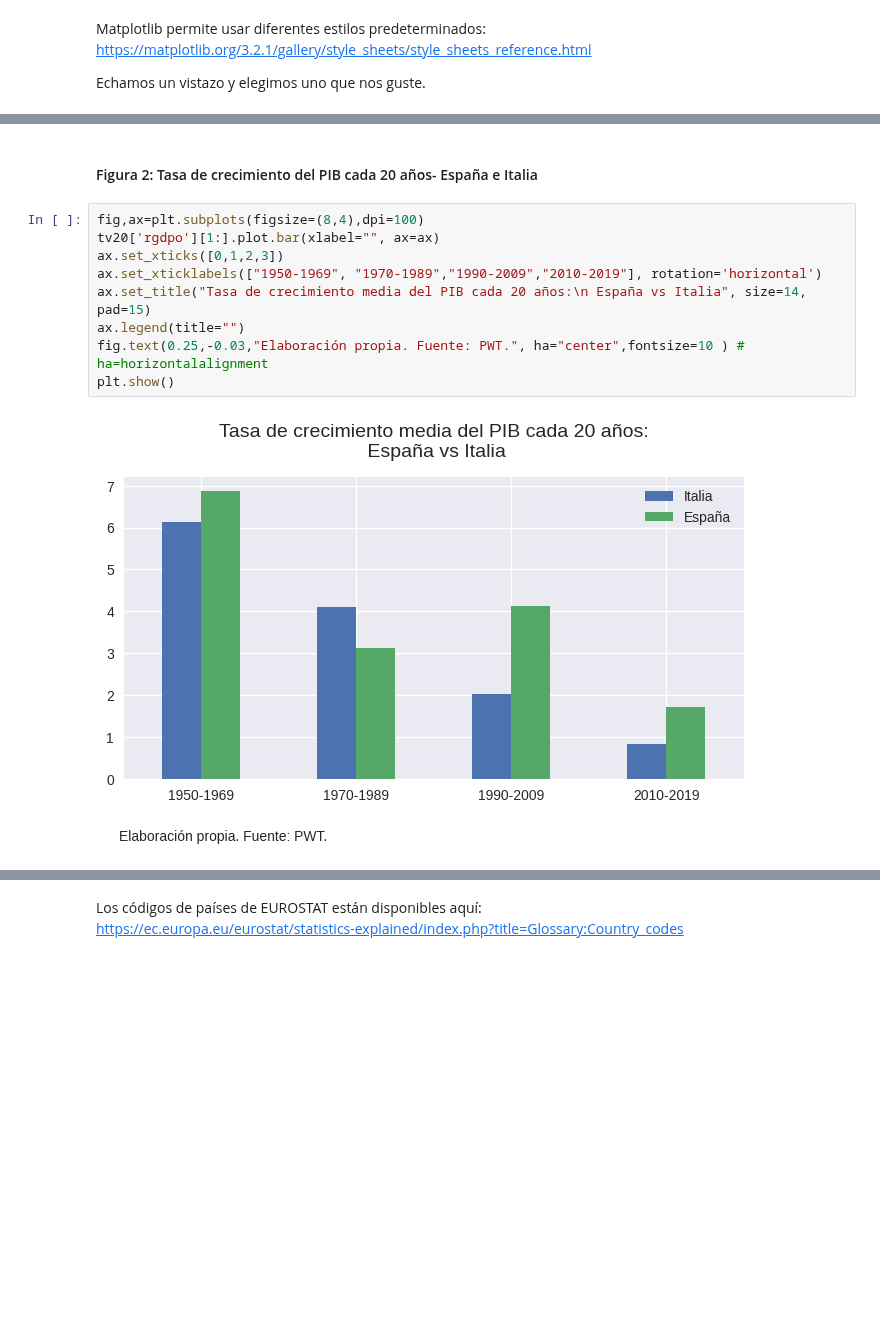
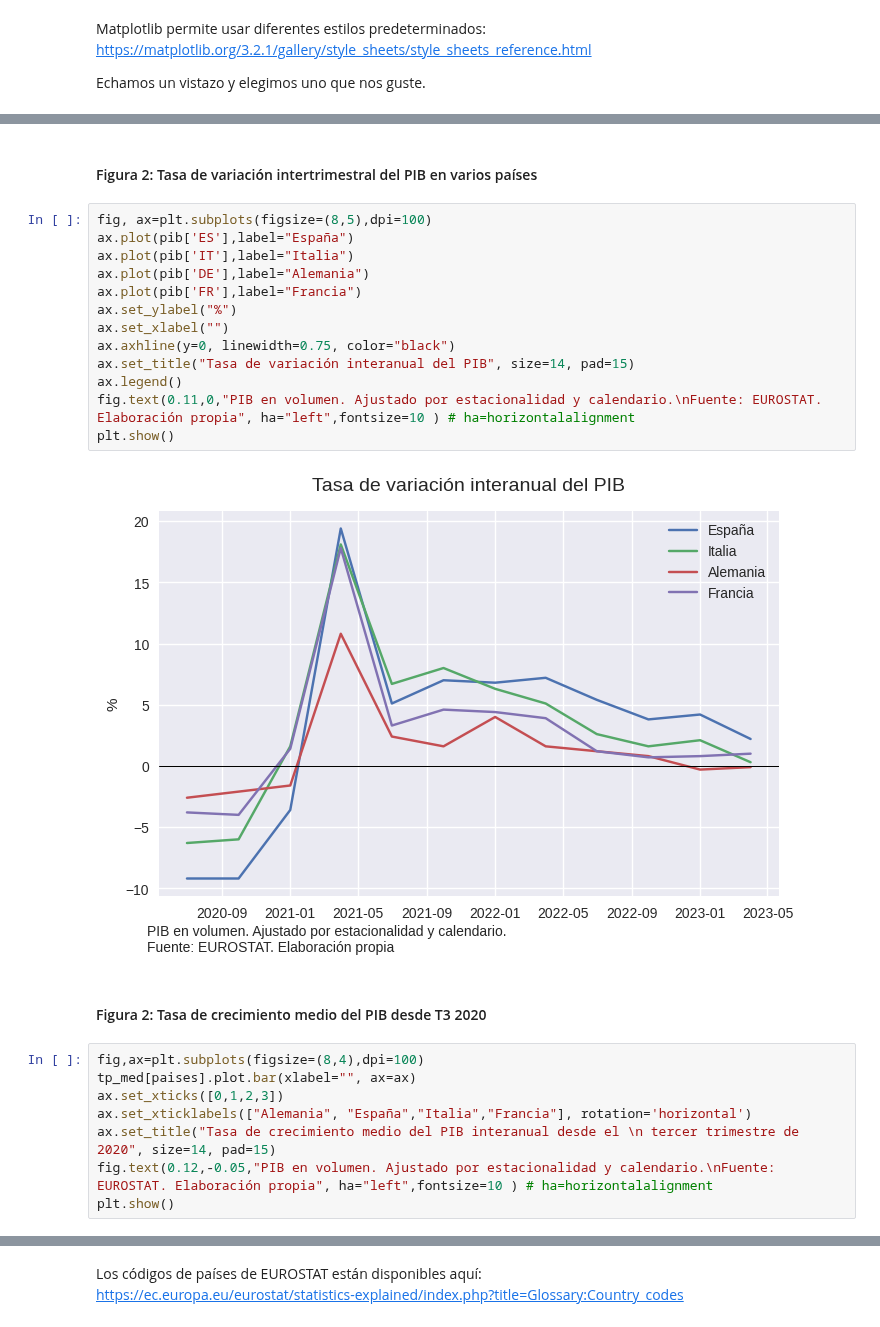
Before and after one commit to otoperalias/Coyuntura, a Jupyter notebook: clases/Tema2_Visualizacion.ipynb, the cells around one changed output, grey strips where cells are left out. Saved outputs shown, nothing was run; the diff lists cells and outputs as text; blank space fills up the shorter version.

```diff
--- a/clases/Tema2_Visualizacion.ipynb
+++ b/clases/Tema2_Visualizacion.ipynb
@@ -176,14 +183,28 @@ plt.show()
+# %% [markdown]
+#### Figura 2: Tasa de variación intertrimestral del PIB en varios países
+# %%
+fig, ax=plt.subplots(figsize=(8,5),dpi=100)
+ax.plot(pib['ES'],label="España")
+ax.plot(pib['IT'],label="Italia")
+ax.plot(pib['DE'],label="Alemania")
+ax.plot(pib['FR'],label="Francia")
+ax.set_ylabel("%")
+ax.set_xlabel("")
+ax.axhline(y=0, linewidth=0.75, color="black")
+ax.set_title("Tasa de variación interanual del PIB", size=14, pad=15)
+ax.legend()
+fig.text(0.11,0,"PIB en volumen. Ajustado por estacionalidad y calendario.\nFuente: EUROSTAT. Elaboración propia", ha="left",fontsize=10 ) # ha=horizontalalignment
+plt.show()
+# %% [output]
+[figure, added]
 # %% [markdown]
-#### Figura 2: Tasa de crecimiento del PIB cada 20 años- España e Italia
+#### Figura 2: Tasa de crecimiento medio del PIB desde T3 2020
 # %%
 fig,ax=plt.subplots(figsize=(8,4),dpi=100)
-tv20['rgdpo'][1:].plot.bar(xlabel="", ax=ax)
+tp_med[paises].plot.bar(xlabel="", ax=ax)
 ax.set_xticks([0,1,2,3])
-ax.set_xticklabels(["1950-1969", "1970-1989","1990-2009","2010-2019"], rotation='horizontal')
-ax.set_title("Tasa de crecimiento media del PIB cada 20 años:\n España vs Italia", size=14, pad=15)
-ax.legend(title="")
-fig.text(0.25,-0.03,"Elaboración propia. Fuente: PWT.", ha="center",fontsize=10 ) # ha=horizontalalignment
+ax.set_xticklabels(["Alemania", "España","Italia","Francia"], rotation='horizontal')
+ax.set_title("Tasa de crecimiento medio del PIB interanual desde el \n tercer trimestre de 2020", size=14, pad=15)
+fig.text(0.12,-0.05,"PIB en volumen. Ajustado por estacionalidad y calendario.\nFuente: EUROSTAT. Elaboración propia", ha="left",fontsize=10 ) # ha=horizontalalignment
 plt.show()
-# %% [output]
-[figure, removed]
 # %% [markdown]
```
Also changed, not shown: parts of 24 cells of this notebook.
